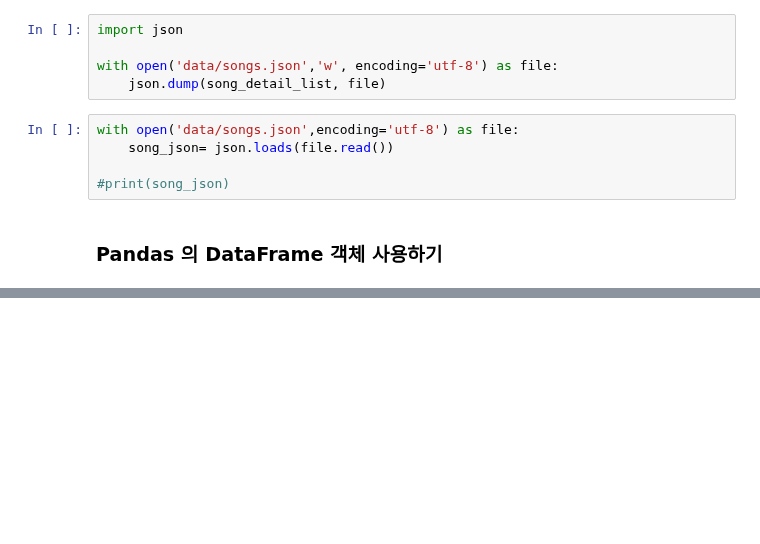
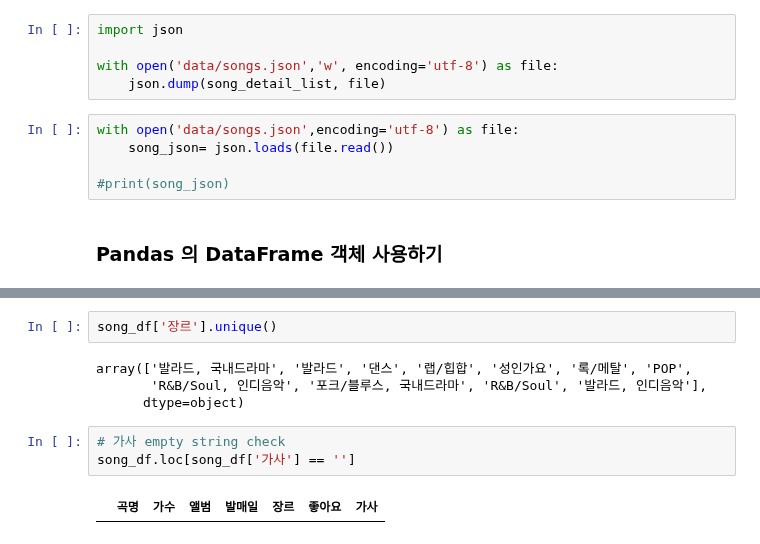
Before and after one commit to TheMatw/python_webscraping, a Jupyter notebook: 05Melon100Chart.ipynb, the cells around one changed output, grey strips where cells are left out. Saved outputs shown, nothing was run; the diff lists cells and outputs as text; blank space fills up the shorter version.

```diff
--- a/05Melon100Chart.ipynb
+++ b/05Melon100Chart.ipynb
@@ -201,0 +291,11 @@ song_df.tail()
+# %%
+song_df['장르'].unique()
+# %% [output]
+array(['발라드, 국내드라마', '발라드', '댄스', '랩/힙합', '성인가요', '록/메탈', 'POP',
+       'R&B/Soul, 인디음악', '포크/블루스, 국내드라마', 'R&B/Soul', '발라드, 인디음악'],
+      dtype=object)
+# %%
+# 가사 empty string check
+song_df.loc[song_df['가사'] == '']
+# %% [output]
+|  | 곡명 | 가수 | 앨범 | 발매일 | 장르 | 좋아요 | 가사 |
```
Also changed, not shown: parts of 13 cells of this notebook.
